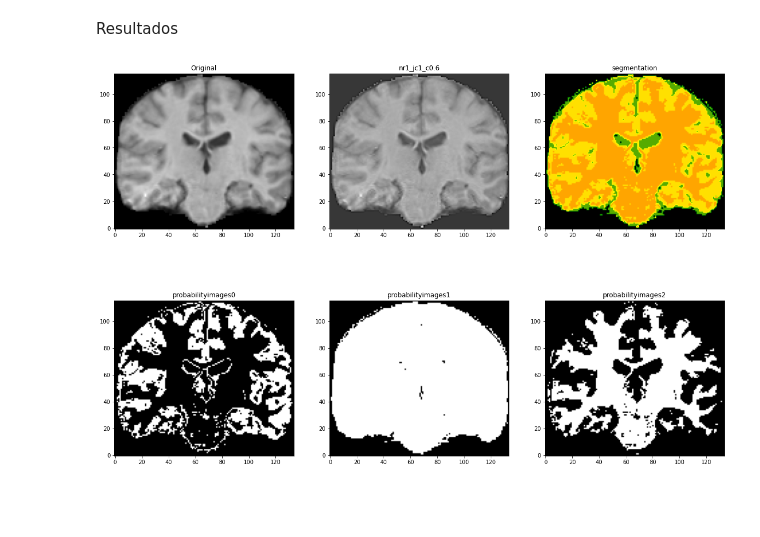
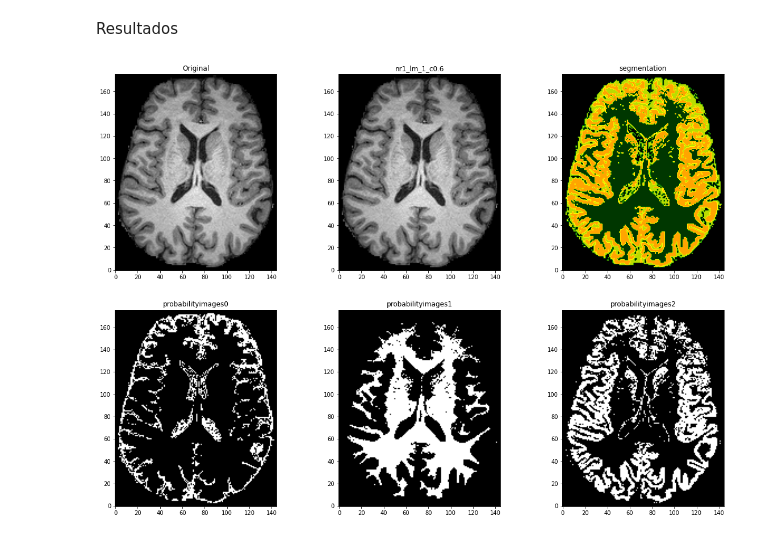
Before and after one commit to fabiansvc/project-mri, a Jupyter notebook: main.ipynb, the cells around one changed output. Drawn from its saved outputs; the diff is of its cells as text; code cells hidden in the pictures; blank space fills up the shorter version.

```diff
--- a/main.ipynb
+++ b/main.ipynb
@@ -79,22 +88,22 @@ segmentación
 def segmentation_kmeans(img, x, n_clusters_, tol_):
     segs = {
         'probabilityimages': [],
-        'segmentation': []
+        'segmentation': None
     }
 
-    km = KMeans(n_clusters=n_clusters_, tol=tol_).fit(x)
+    km = KMeans(n_clusters=n_clusters_, tol=tol_, random_state= 111  , algorithm='elkan').fit(x)
+    centers = np.array(km.cluster_centers_, dtype='uint8')
+    min_color_pos = np.where(centers == np.amin(centers))[0]
 
-    seg = np.choose(km.labels_, km.cluster_centers_)
+    seg = np.choose(km.labels_, centers)
     seg.shape = img.shape
     segs['segmentation'] = seg
 
-    color_min = np.amin(km.cluster_centers_)
-
     for i in range(n_clusters_):
         labels = km.labels_.copy()
-        labels[labels != i] = color_min
+        labels[labels != i] = min_color_pos
 
-        seg = np.choose(labels, km.cluster_centers_)
+        seg = np.choose(labels, centers)
         seg.shape = img.shape
         segs['probabilityimages'].append(seg)
 
@@ -102,11 +111,11 @@ def segmentation_kmeans(img, x, n_clusters_, tol_):
 # %% [markdown]
 Lectura MRI
 # %%
-img = nb.load('MRIsamples/robex/205_3_stripped.nii.gz')
+img = nb.load('MRIsamples/robex/10225_T1w_stripped.nii.gz')
 
 img_data = img.get_fdata()
-img_slice = img_data[:,30,:]
-img_zoom = img_slice[52:186, 104:220]
+img_slice = img_data[:,:,100]
+img_zoom = img_slice[20:165, 49:225]
 
 print(img_data.shape)
 print(img_slice.shape)
@@ -123,4 +127,4 @@ plt.show()
 Ejecución
 # %%
 # Netwon Raphson evaluado en metodo de jacobi
-image_nr_jc = newtonRaphson(img_zoom, jacobi_method, 1, 1, 0.6)
+image_nr_jc = newtonRaphson(img_zoom, jacobi_method, 5, 1, 0.6)
@@ -148,23 +155,27 @@ Resultados
 # %%
 figure, axis = plt.subplots(ncols = 3, nrows = 2, figsize=(20, 14))
 
 axis[0, 0].imshow(img_zoom.T, origin='lower', cmap='gray')
 axis[0, 0].set_title("Original")
 
-image_nr_jc.shape = img_zoom.shape
-axis[0, 1].imshow(image_nr_jc.T, origin='lower', cmap='gray')
-axis[0, 1].set_title("nr1_jc1_c0.6")
+image_nr_lm = image_nr_jc.copy()
+image_nr_lm.shape = img_zoom.shape
+axis[0, 1].imshow(image_nr_lm.T, origin='lower', cmap='gray')
+axis[0, 1].set_title("nr1_lm_1_c0.6")
 
 axis[0, 2].imshow(img_segs['segmentation'].T, origin='lower', cmap=color_segs)
 axis[0, 2].set_title("segmentation")
-axis[1, 0].imshow(img_segs['probabilityimages'][1].T, origin='lower', cmap='gray')
+
+axis[1, 0].imshow(img_segs['probabilityimages'][0].T, origin='lower', cmap='gray')
 axis[1, 0].set_title("probabilityimages0")
-axis[1, 1].imshow(img_segs['probabilityimages'][2].T, origin='lower', cmap='gray')
+
+axis[1, 1].imshow(img_segs['probabilityimages'][1].T, origin='lower', cmap='gray')
 axis[1, 1].set_title("probabilityimages1")
+
 axis[1, 2].imshow(img_segs['probabilityimages'][3].T, origin='lower', cmap='gray')
 axis[1, 2].set_title("probabilityimages2")
 plt.show()
 # %% [output]
-[figure, old version]
+[figure, new version]
 # %%
 mpimg.imsave('MRIsamples/seg.png', img_segs['segmentation'].T, origin='lower', cmap=color_segs)
```
Also changed, not shown: parts of 8 cells of this notebook, 29 other files.
